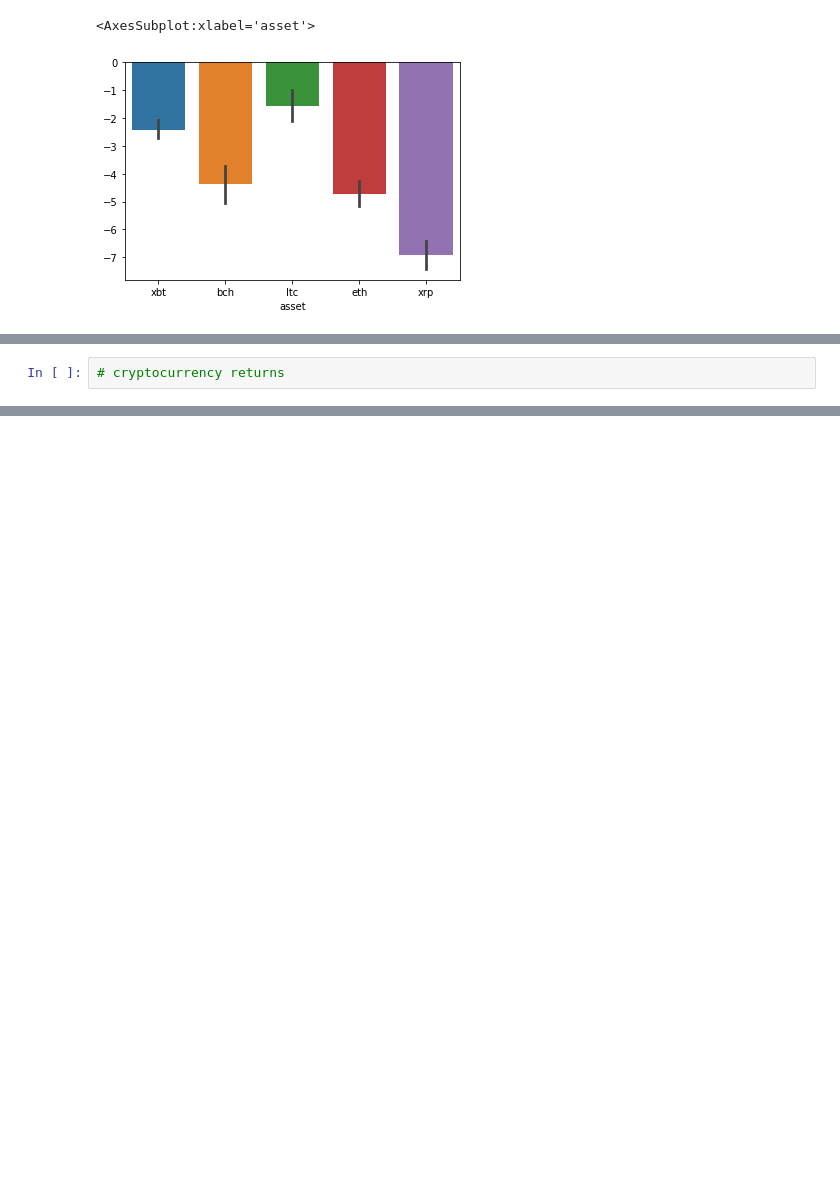
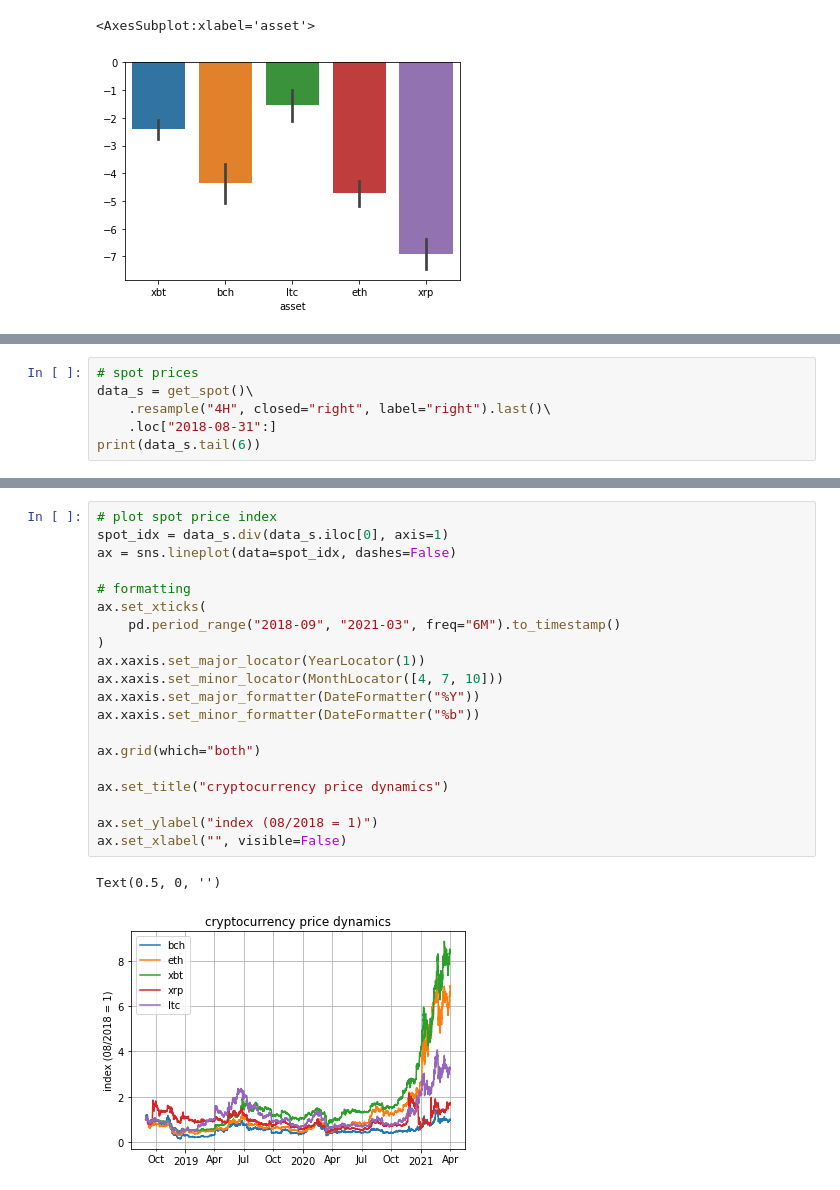
Before and after one commit to ipozdeev/crypto-fx-strategies, a Jupyter notebook: walkthrough.ipynb, the cells around one changed output, grey strips where cells are left out. Cells and saved outputs as stored; diff of their text form; blank space fills up the shorter version.

```diff
--- a/walkthrough.ipynb
+++ b/walkthrough.ipynb
@@ -47,2 +83,6 @@ maxdd     11.758337    21.463964    14.172469    19.267142    22.557561
 # %%
-# cryptocurrency returns
+# spot prices
+data_s = get_spot()\
+    .resample("4H", closed="right", label="right").last()\
+    .loc["2018-08-31":]
+print(data_s.tail(6))
@@ -48,0 +98,23 @@ maxdd     11.758337    21.463964    14.172469    19.267142    22.557561
+# %%
+# plot spot price index
+spot_idx = data_s.div(data_s.iloc[0], axis=1)
+ax = sns.lineplot(data=spot_idx, dashes=False)
+
+# formatting
+ax.set_xticks(
+    pd.period_range("2018-09", "2021-03", freq="6M").to_timestamp()
+)
+ax.xaxis.set_major_locator(YearLocator(1))
+ax.xaxis.set_minor_locator(MonthLocator([4, 7, 10]))
+ax.xaxis.set_major_formatter(DateFormatter("%Y"))
+ax.xaxis.set_minor_formatter(DateFormatter("%b"))
+
+ax.grid(which="both")
+
+ax.set_title("cryptocurrency price dynamics")
+
+ax.set_ylabel("index (08/2018 = 1)")
+ax.set_xlabel("", visible=False)
+# %% [output]
+Text(0.5, 0, '')
+[figure, added]
```
Also changed, not shown: parts of 13 cells of this notebook.
